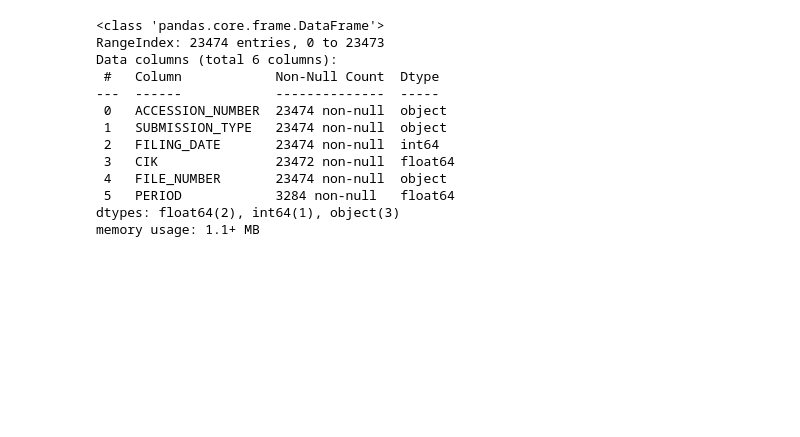
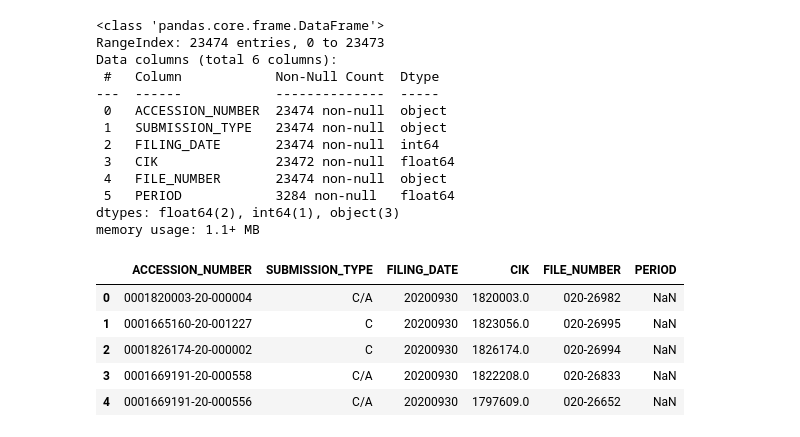
Before and after one commit to derek-nguyen/graphy_financials, a Jupyter notebook: app/services/etl.ipynb, the cells around one changed output. Drawn from its saved outputs; the diff is of its cells as text; code cells hidden in the pictures; blank space fills up the shorter version.

```diff
--- a/app/services/etl.ipynb
+++ b/app/services/etl.ipynb
@@ -274,16 +299,23 @@ memory usage: 3.8+ MB
 # %%
 submission_dataframes.info()
+submission_dataframes.head()
 # %% [output]
 <class 'pandas.core.frame.DataFrame'>
 RangeIndex: 23474 entries, 0 to 23473
 Data columns (total 6 columns):
  #   Column            Non-Null Count  Dtype
 ---  ------            --------------  -----
  0   ACCESSION_NUMBER  23474 non-null  object
  1   SUBMISSION_TYPE   23474 non-null  object
  2   FILING_DATE       23474 non-null  int64
  3   CIK               23472 non-null  float64
  4   FILE_NUMBER       23474 non-null  object
  5   PERIOD            3284 non-null   float64
 dtypes: float64(2), int64(1), object(3)
 memory usage: 1.1+ MB
+|  | ACCESSION_NUMBER | SUBMISSION_TYPE | FILING_DATE | CIK | FILE_NUMBER | PERIOD |
+| 0 | 0001820003-20-000004 | C/A | 20200930 | 1820003.0 | 020-26982 | NaN |
+| 1 | 0001665160-20-001227 | C | 20200930 | 1823056.0 | 020-26995 | NaN |
+| 2 | 0001826174-20-000002 | C | 20200930 | 1826174.0 | 020-26994 | NaN |
+| 3 | 0001669191-20-000558 | C/A | 20200930 | 1822208.0 | 020-26833 | NaN |
+| 4 | 0001669191-20-000556 | C/A | 20200930 | 1797609.0 | 020-26652 | NaN |
```
Also changed, not shown: parts of 5 cells of this notebook, 4 other files.
